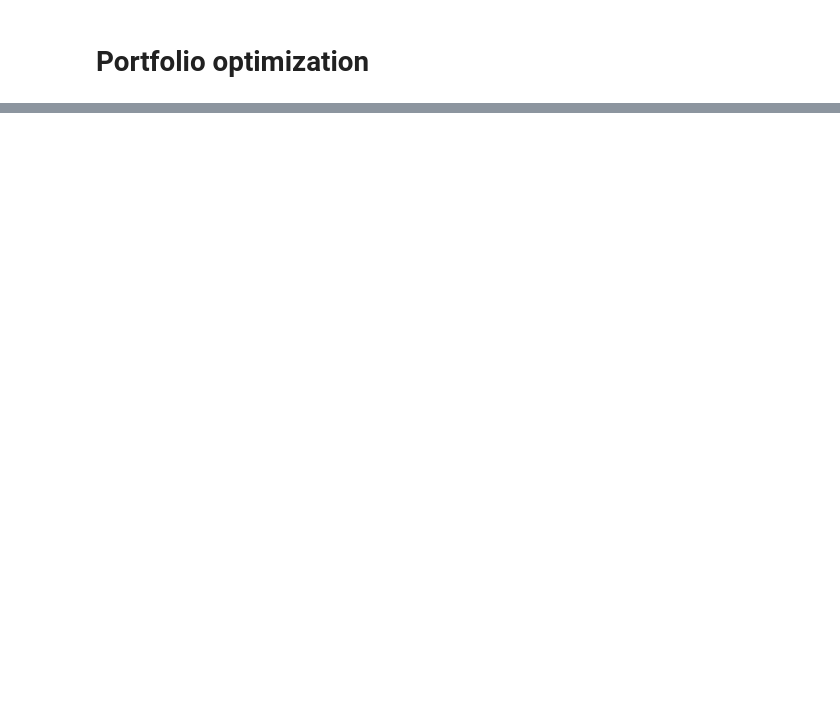
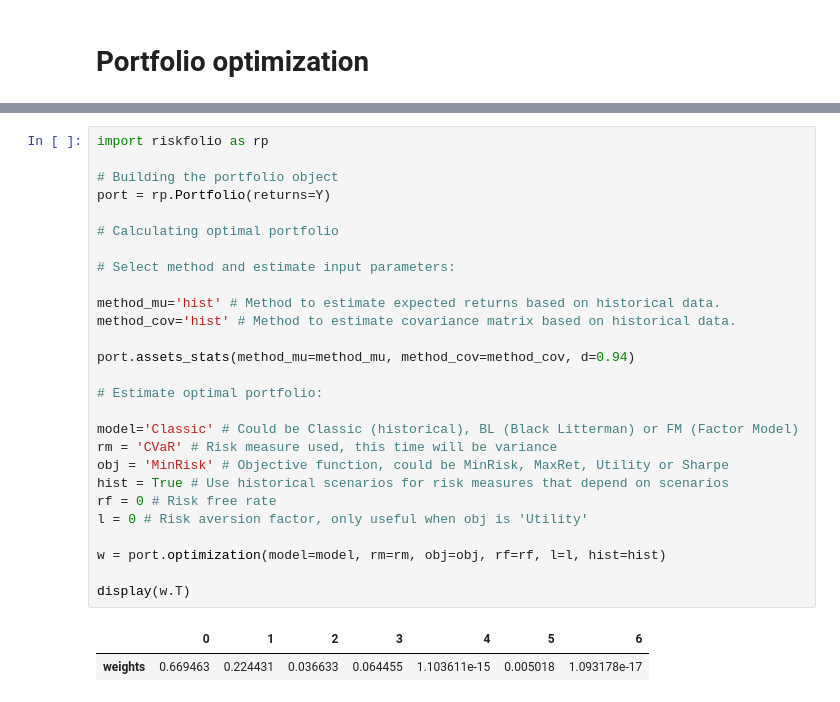
Before and after one commit to starovoitovs/defi, a Jupyter notebook: generator_cvar.ipynb, the cells around one changed output, grey strips where cells are left out. Drawn from its saved outputs; the diff is of its cells as text; blank space fills up the shorter version.

```diff
--- a/generator_cvar.ipynb
+++ b/generator_cvar.ipynb
@@ -46,0 +67,30 @@ log_ret = np.log(np.array([pool.Rx / pool.Ry for pool in end_pools]))
+# %%
+import riskfolio as rp
+
+# Building the portfolio object
+port = rp.Portfolio(returns=Y)
+
+# Calculating optimal portfolio
+
+# Select method and estimate input parameters:
+
+method_mu='hist' # Method to estimate expected returns based on historical data.
+method_cov='hist' # Method to estimate covariance matrix based on historical data.
+
+port.assets_stats(method_mu=method_mu, method_cov=method_cov, d=0.94)
+
+# Estimate optimal portfolio:
+
+model='Classic' # Could be Classic (historical), BL (Black Litterman) or FM (Factor Model)
+rm = 'CVaR' # Risk measure used, this time will be variance
+obj = 'MinRisk' # Objective function, could be MinRisk, MaxRet, Utility or Sharpe
+hist = True # Use historical scenarios for risk measures that depend on scenarios
+rf = 0 # Risk free rate
+l = 0 # Risk aversion factor, only useful when obj is 'Utility'
+
+w = port.optimization(model=model, rm=rm, obj=obj, rf=rf, l=l, hist=hist)
+
+display(w.T)
+# %% [output]
+|  | 0 | 1 | 2 | 3 | 4 | 5 | 6 |
+| weights | 0.669463 | 0.224431 | 0.036633 | 0.064455 | 1.103611e-15 | 0.005018 | 1.093178e-17 |
```
Also changed, not shown: parts of 6 cells of this notebook, 1 other file.
